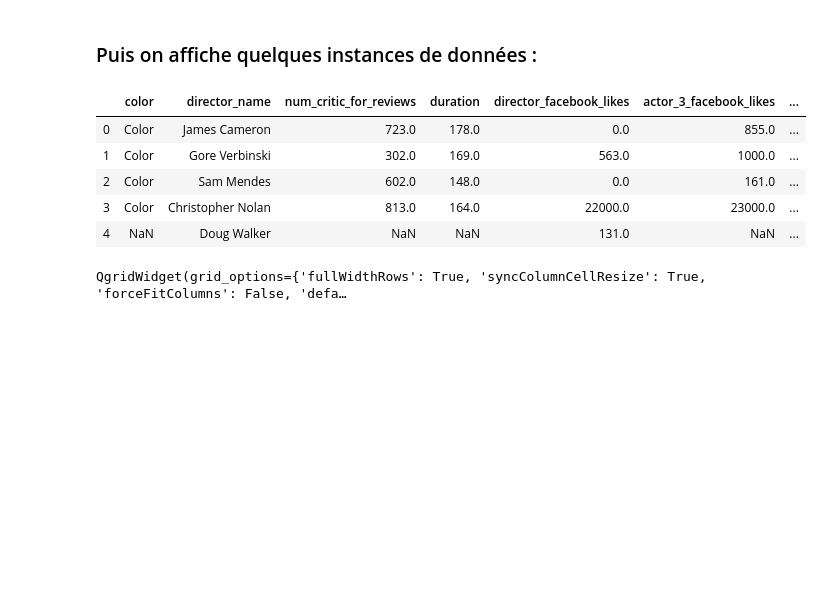
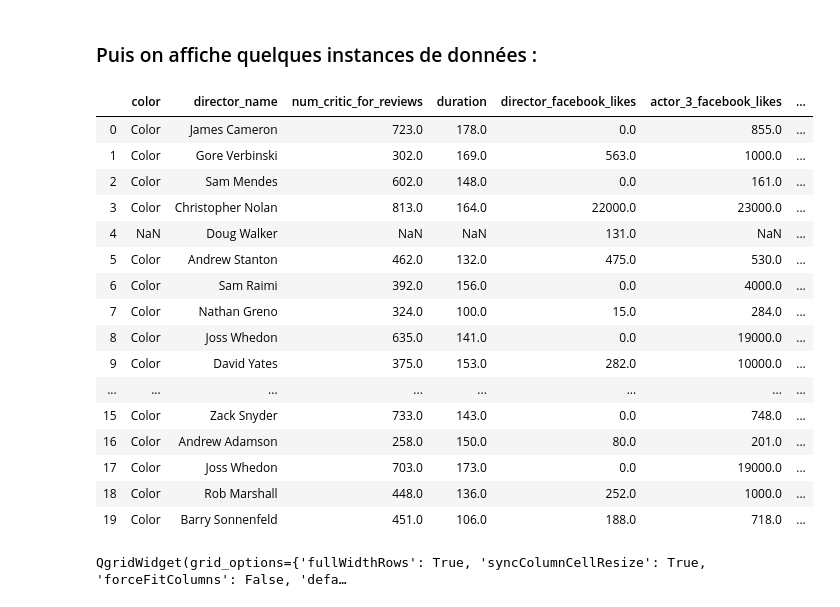
Before and after one commit to Severac/openclassrooms, a Jupyter notebook: PJ3/PJ3_dataexplore.ipynb, the cells around one changed output. Drawn from its saved outputs; the diff is of its cells as text; code cells hidden in the pictures; blank space fills up the shorter version.

```diff
--- a/PJ3/PJ3_dataexplore.ipynb
+++ b/PJ3/PJ3_dataexplore.ipynb
@@ -113,14 +113,25 @@ Nombre d'instances dans le dataframe: 5043
 # %% [markdown]
 ### Puis on affiche quelques instances de données :
 # %%
-df.head()
+df.head(20)
 # %% [output]
 |  | color | director_name | num_critic_for_reviews | duration | director_facebook_likes | actor_3_facebook_likes | ... |
 | 0 | Color | James Cameron | 723.0 | 178.0 | 0.0 | 855.0 | ... |
 | 1 | Color | Gore Verbinski | 302.0 | 169.0 | 563.0 | 1000.0 | ... |
 | 2 | Color | Sam Mendes | 602.0 | 148.0 | 0.0 | 161.0 | ... |
 | 3 | Color | Christopher Nolan | 813.0 | 164.0 | 22000.0 | 23000.0 | ... |
 | 4 | NaN | Doug Walker | NaN | NaN | 131.0 | NaN | ... |
+| 5 | Color | Andrew Stanton | 462.0 | 132.0 | 475.0 | 530.0 | ... |
+| 6 | Color | Sam Raimi | 392.0 | 156.0 | 0.0 | 4000.0 | ... |
+| 7 | Color | Nathan Greno | 324.0 | 100.0 | 15.0 | 284.0 | ... |
+| 8 | Color | Joss Whedon | 635.0 | 141.0 | 0.0 | 19000.0 | ... |
+| 9 | Color | David Yates | 375.0 | 153.0 | 282.0 | 10000.0 | ... |
+| ... | ... | ... | ... | ... | ... | ... | ... |
+| 15 | Color | Zack Snyder | 733.0 | 143.0 | 0.0 | 748.0 | ... |
+| 16 | Color | Andrew Adamson | 258.0 | 150.0 | 80.0 | 201.0 | ... |
+| 17 | Color | Joss Whedon | 703.0 | 173.0 | 0.0 | 19000.0 | ... |
+| 18 | Color | Rob Marshall | 448.0 | 136.0 | 252.0 | 1000.0 | ... |
+| 19 | Color | Barry Sonnenfeld | 451.0 | 106.0 | 188.0 | 718.0 | ... |
 # %%
 def qgrid_show(df):
     display(qgrid.show_grid(df, grid_options={'forceFitColumns': False, 'defaultColumnWidth': 170}))
```
Also changed, not shown: parts of 8 cells of this notebook, 4 other files.
